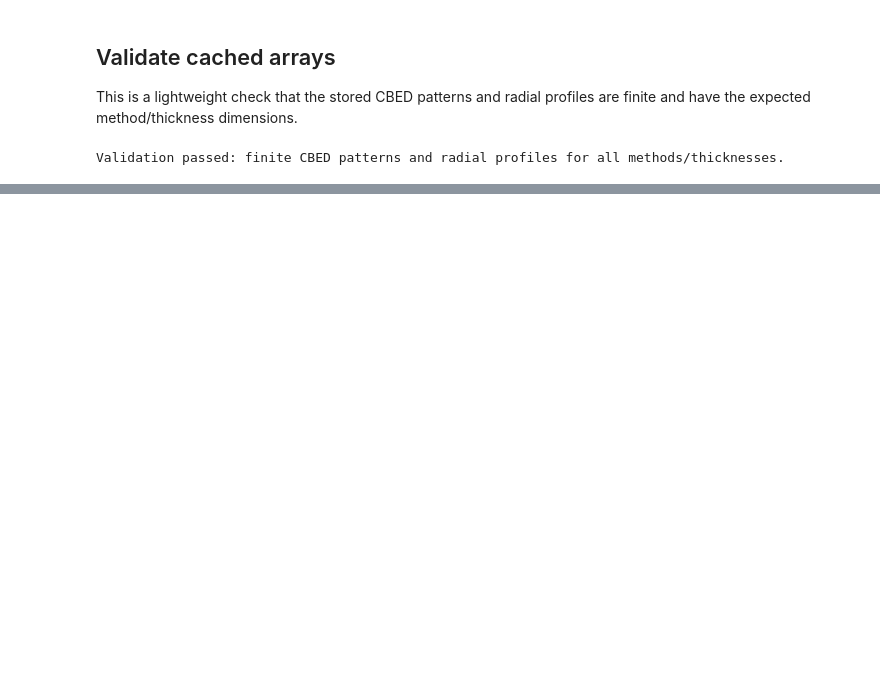
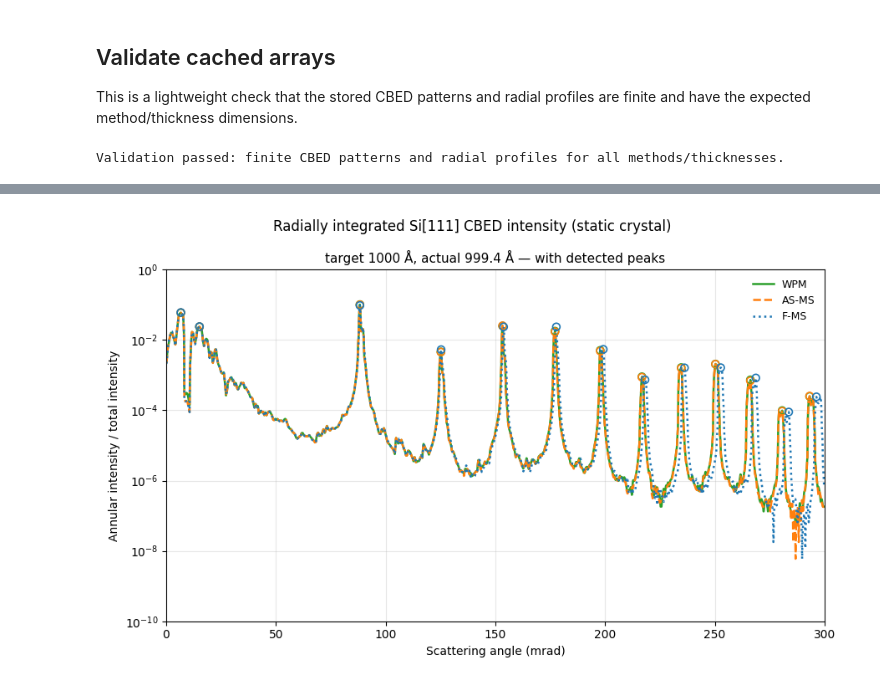
Before and after one commit to DavidLanders95/WideAnglePropagation, a Jupyter notebook: notebooks/cbed/02_converge_probe_si.ipynb, the cells around one changed output, grey strips where cells are left out. Saved outputs shown, nothing was run; the diff lists cells and outputs as text; code cells hidden in the pictures; blank space fills up the shorter version.

```diff
--- a/notebooks/cbed/02_converge_probe_si.ipynb
+++ b/notebooks/cbed/02_converge_probe_si.ipynb
@@ -759,14 +722,0 @@ Cumulative propagation time is recorded at each saved thickness for each method.
-# %%
-print(f"{'Method':<18s} {'Target A':>10s} {'Actual A':>10s} {'Repeats':>8s} {'Runtime s':>12s}")
-print("-" * 66)
-for method in method_plot_order:
-    for target_A, actual_A, repeat, runtime_s in zip(
-        cbed_results["target_thicknesses_A"],
-        cbed_results["actual_thicknesses_A"],
-        cbed_results["cell_repeats"],
-        cbed_results["runtime_at_targets_s"][method],
-    ):
-        print(
-            f"{METHOD_LABELS.get(method, method):<18s} "
-            f"{target_A:10.1f} {actual_A:10.1f} {int(repeat):8d} {runtime_s:12.2f}"
-        )
@@ -787,0 +727,67 @@ F-MS                   1270.0     1272.9      135         8.88
+# %%
+centers_raw = cbed_results["radial_bin_centers_mrad"]
+
+# Interpolate onto a finer radial grid for smoother curves
+FINE_BIN_WIDTH_MRAD = 0.1
+centers = np.arange(0.0, centers_raw[-1] + FINE_BIN_WIDTH_MRAD, FINE_BIN_WIDTH_MRAD)
+
+def resample_profile(profile_raw):
+    """Linearly interpolate a radial profile onto the finer centers grid."""
+    return np.interp(centers, centers_raw, np.asarray(profile_raw, dtype=np.float64))
+
+idx = len(cbed_results["actual_thicknesses_A"]) - 1
+target_A = cbed_results["target_thicknesses_A"][idx]
+actual_A = cbed_results["actual_thicknesses_A"][idx]
+
+fig, ax = plt.subplots(figsize=(9, 5.5))
+
+# Peak-finding parameters
+PEAK_MIN_ANGLE_MRAD = 5.0
+PEAK_MAX_ANGLE_MRAD = 300.0
+PEAK_PROMINENCE = 2   # in log10 units
+PEAK_MIN_SPACING_MRAD = 4.0
+
+dtheta = float(np.mean(np.diff(centers)))
+min_peak_distance_bins = max(1, int(round(PEAK_MIN_SPACING_MRAD / dtheta)))
+angle_mask = (centers >= PEAK_MIN_ANGLE_MRAD) & (centers <= PEAK_MAX_ANGLE_MRAD)
+
+from scipy.signal import find_peaks
+
+for method in method_plot_order:
+    profile = resample_profile(cbed_results["radial_profiles"][method][idx])
+    ax.semilogy(
+        centers,
+        np.maximum(profile, 1e-18),
+        color=METHOD_COLORS.get(method, None),
+        linestyle=METHOD_LINESTYLES.get(method, "-"),
+        linewidth=1.8,
+        label=METHOD_LABELS.get(method, method),
+    )
+
+    # Peak finding on log-transformed profile
+    log_profile = np.log10(np.maximum(profile, 1e-18))
+    masked = np.where(angle_mask, log_profile, -np.inf)
+    peaks, props = find_peaks(
+        masked, prominence=PEAK_PROMINENCE, distance=min_peak_distance_bins
+    )
+    print(f"{METHOD_LABELS.get(method, method):<8s}: {len(peaks):3d} peaks found")
+
+    if len(peaks) > 0:
+        ax.scatter(
+            centers[peaks], profile[peaks],
+            marker="o", s=40, facecolors="none",
+            edgecolors=METHOD_COLORS.get(method, None),
+            linewidths=1.2, zorder=5,
+        )
+
+ax.set_title(f"target {target_A:.0f} Å, actual {actual_A:.1f} Å — with detected peaks", fontsize=11)
+ax.set_xlim(0.0, 300.0)
+ax.set_ylim(1e-10, 1.0)
+ax.grid(True, alpha=0.3)
+ax.set_xlabel("Scattering angle (mrad)")
+ax.set_ylabel("Annular intensity / total intensity")
+ax.legend(loc="best", frameon=False, fontsize=9)
+fig.suptitle(f"Radially integrated {zone_axis_label} CBED intensity ({simulation_mode_label})", fontsize=12)
+fig.tight_layout()
+plt.show()
+# %% [output]
@@ -787,0 +797 @@ F-MS                   1270.0     1272.9      135         8.88
+[figure, added]
```
Also changed, not shown: parts of 21 cells of this notebook, 33 other files.
